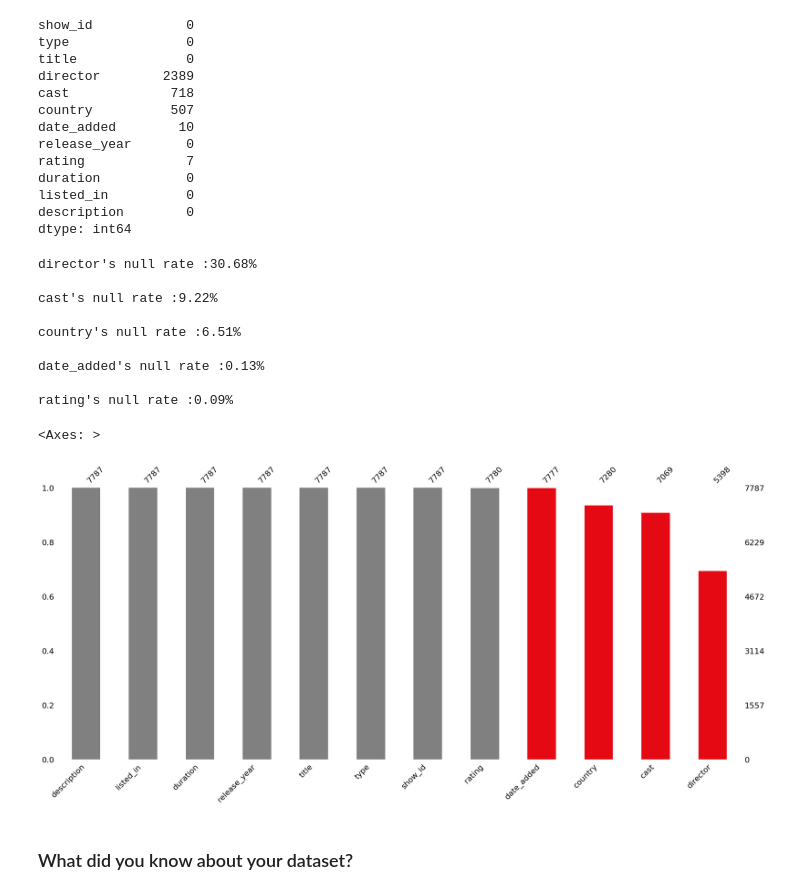
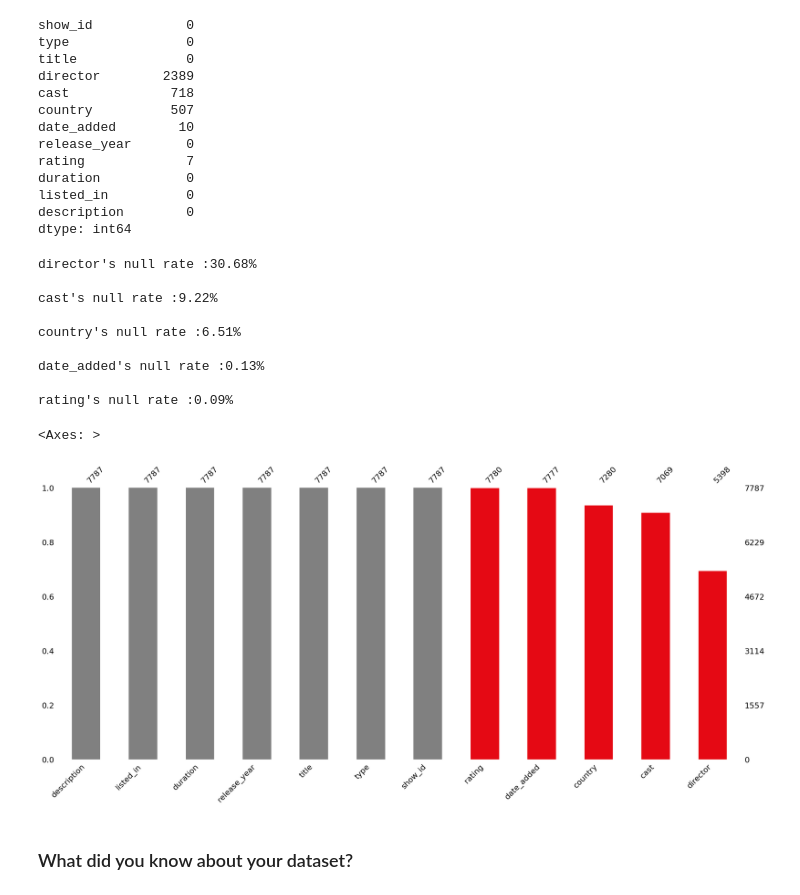
Before and after one commit to sourav03dutta/Netflix-Movies-and-TV-Shows-Clustering, a Jupyter notebook: Netflix_Movies_And_TV_Shows_Clustering.ipynb, the cells around one changed output. Drawn from its saved outputs; the diff is of its cells as text; code cells hidden in the pictures.

```diff
--- a/Netflix_Movies_And_TV_Shows_Clustering.ipynb
+++ b/Netflix_Movies_And_TV_Shows_Clustering.ipynb
@@ -217,25 +239,25 @@ dtype: int64
 # %%
 #print missing values
 for i in Netflix_Data.columns:
     null_rate = Netflix_Data[i].isna().sum() / len(Netflix_Data) * 100
     if null_rate > 0 :
         print("{}'s null rate :{}%\n".format(i,round(null_rate,2)))
 
 # Visualizing the missing values
-color = ['grey','grey','grey','grey','grey','grey','grey','grey','#E50914','#E50914','#E50914','#E50914']
+color = ['grey','grey','grey','grey','grey','grey','grey','#E50914','#E50914','#E50914','#E50914','#E50914']
 msno.bar(Netflix_Data, color = color, sort = 'descending')
 # %% [output]
 director's null rate :30.68%
 
 cast's null rate :9.22%
 
 country's null rate :6.51%
 
 date_added's null rate :0.13%
 
 rating's null rate :0.09%
 <Axes: >
-[figure, old version]
+[figure, new version]
 # %% [markdown]
 ### What did you know about your dataset?
 # %% [markdown]
```
Also changed, not shown: parts of 32 cells of this notebook.
